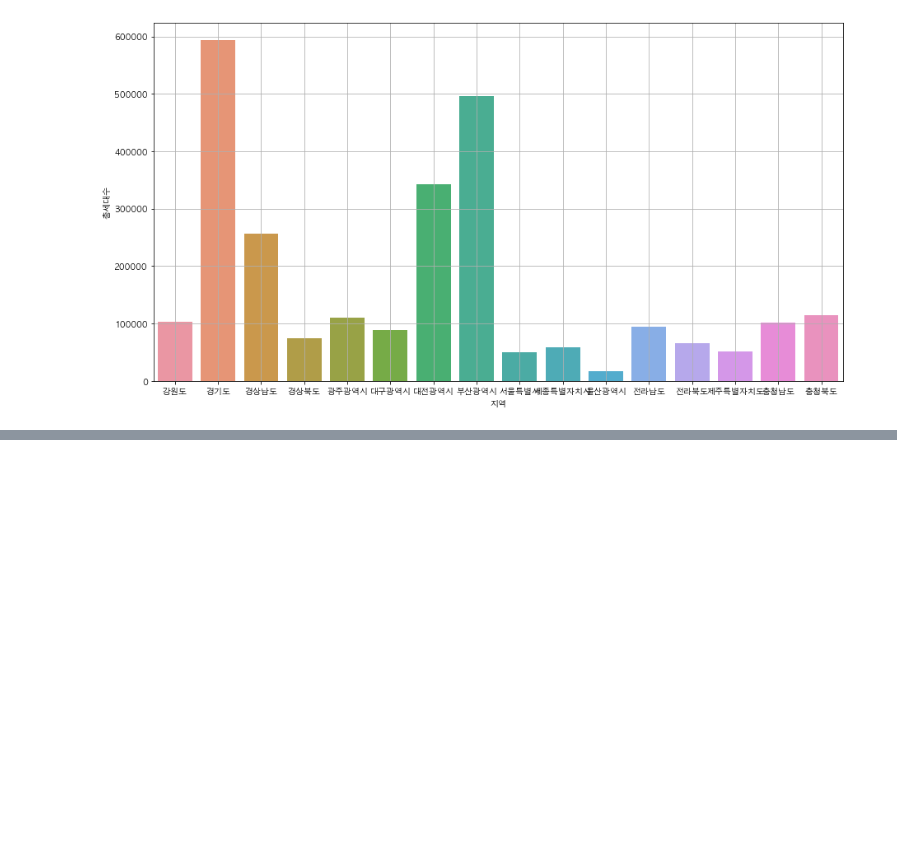
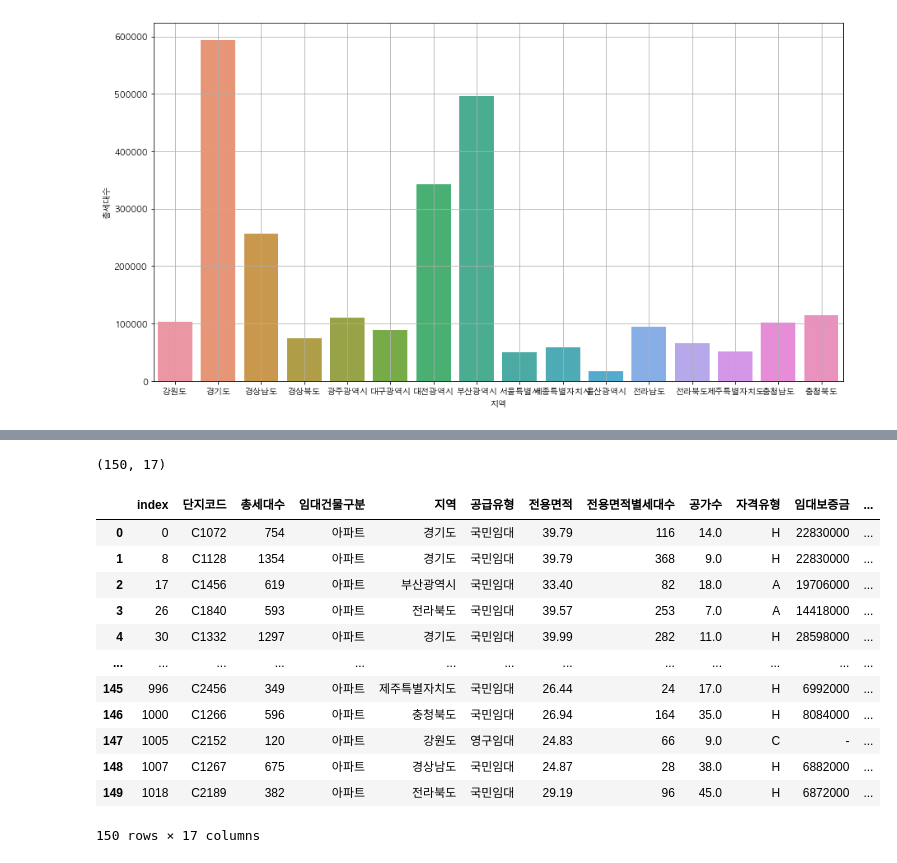
Before and after one commit to dddonghwa/Dacon, a Jupyter notebook: parking_demand/class28_0712.ipynb, the cells around one changed output, grey strips where cells are left out. Drawn from its saved outputs; the diff is of its cells as text; code cells hidden in the pictures; blank space fills up the shorter version.

```diff
--- a/parking_demand/class28_0712.ipynb
+++ b/parking_demand/class28_0712.ipynb
@@ -125,0 +163,12 @@ plt.grid()
+# %%
+sel = ['총세대수']
+X_train = train[sel]
+X_test = test[sel]
+y_train = train['등록차량수']
+# %%
+from sklearn.linear_model import LinearRegression
+
+model = LinearRegression()
+model.fit(X_train, y_train)
+pred = model.predict(X_test)
+pred
@@ -125,0 +182,4 @@ plt.grid()
+# %%
+# pred 결과를 단지코드에 맞게 모든 데이터항에 평균값을 넣어주자
+test['등록차량수']= pred
+test.groupby("단지코드")['등록차량수'].mean()
@@ -125,0 +200,4 @@ plt.grid()
+# %%
+test["등록차량수평균"] = test.groupby("단지코드")["등록차량수"].transform(np.mean)
+test.head()
+# pd.merge(test, test.groupby('단지코드')['등록차량수'].mean(), on='단지코드').head() 도 동일하게 작동함
@@ -125,0 +211,19 @@ plt.grid()
+# %%
+test_new = test.drop_duplicates(["단지코드"], keep='first').reset_index()
+print(test_new.shape)
+test_new
+# %% [output]
+(150, 17)
+|  | index | 단지코드 | 총세대수 | 임대건물구분 | 지역 | 공급유형 | 전용면적 | 전용면적별세대수 | 공가수 | 자격유형 | 임대보증금 | ... |
+| 0 | 0 | C1072 | 754 | 아파트 | 경기도 | 국민임대 | 39.79 | 116 | 14.0 | H | 22830000 | ... |
+| 1 | 8 | C1128 | 1354 | 아파트 | 경기도 | 국민임대 | 39.79 | 368 | 9.0 | H | 22830000 | ... |
+| 2 | 17 | C1456 | 619 | 아파트 | 부산광역시 | 국민임대 | 33.40 | 82 | 18.0 | A | 19706000 | ... |
+| 3 | 26 | C1840 | 593 | 아파트 | 전라북도 | 국민임대 | 39.57 | 253 | 7.0 | A | 14418000 | ... |
+| 4 | 30 | C1332 | 1297 | 아파트 | 경기도 | 국민임대 | 39.99 | 282 | 11.0 | H | 28598000 | ... |
+| ... | ... | ... | ... | ... | ... | ... | ... | ... | ... | ... | ... | ... |
+| 145 | 996 | C2456 | 349 | 아파트 | 제주특별자치도 | 국민임대 | 26.44 | 24 | 17.0 | H | 6992000 | ... |
+| 146 | 1000 | C1266 | 596 | 아파트 | 충청북도 | 국민임대 | 26.94 | 164 | 35.0 | H | 8084000 | ... |
+| 147 | 1005 | C2152 | 120 | 아파트 | 강원도 | 영구임대 | 24.83 | 66 | 9.0 | C | - | ... |
+| 148 | 1007 | C1267 | 675 | 아파트 | 경상남도 | 국민임대 | 24.87 | 28 | 38.0 | H | 6882000 | ... |
+| 149 | 1018 | C2189 | 382 | 아파트 | 전라북도 | 국민임대 | 29.19 | 96 | 45.0 | H | 6872000 | ... |
+150 rows × 17 columns
```
Also changed, not shown: parts of 11 cells of this notebook, 2 other files.
